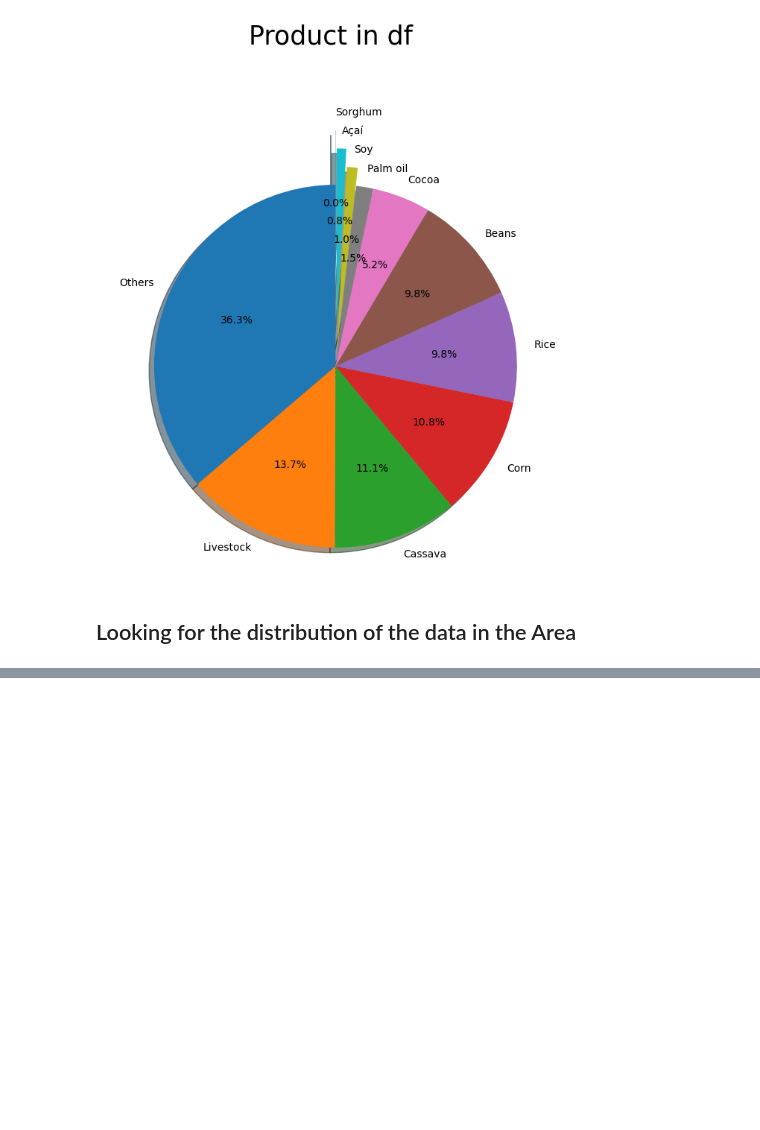
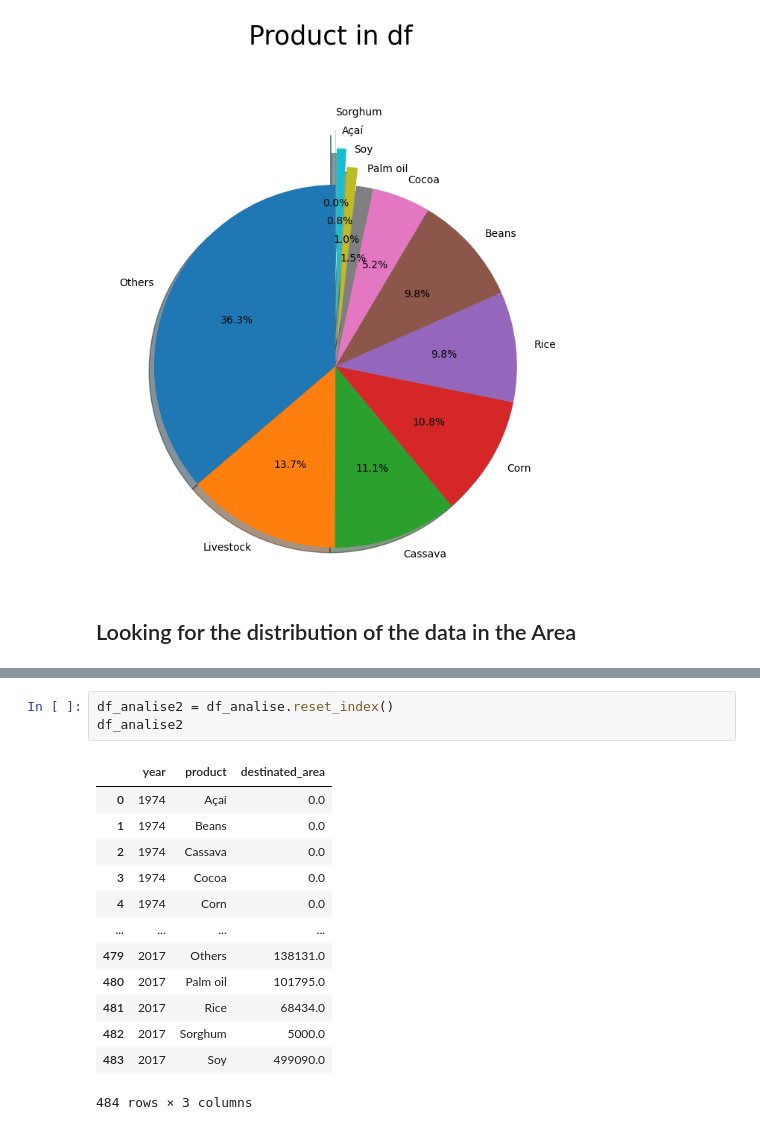
Before and after one commit to RicardoMourao-py/Bain, a Jupyter notebook: inicio.ipynb, the cells around one changed output, grey strips where cells are left out. Cells and saved outputs as stored; diff of their text form; blank space fills up the shorter version.

```diff
--- a/inicio.ipynb
+++ b/inicio.ipynb
@@ -291,0 +324,17 @@ KeyboardInterrupt: ignored
+# %%
+df_analise2 = df_analise.reset_index()
+df_analise2
+# %% [output]
+|  | year | product | destinated_area |
+| 0 | 1974 | Açaí | 0.0 |
+| 1 | 1974 | Beans | 0.0 |
+| 2 | 1974 | Cassava | 0.0 |
+| 3 | 1974 | Cocoa | 0.0 |
+| 4 | 1974 | Corn | 0.0 |
+| ... | ... | ... | ... |
+| 479 | 2017 | Others | 138131.0 |
+| 480 | 2017 | Palm oil | 101795.0 |
+| 481 | 2017 | Rice | 68434.0 |
+| 482 | 2017 | Sorghum | 5000.0 |
+| 483 | 2017 | Soy | 499090.0 |
+484 rows × 3 columns
```
Also changed, not shown: parts of 8 cells of this notebook.
